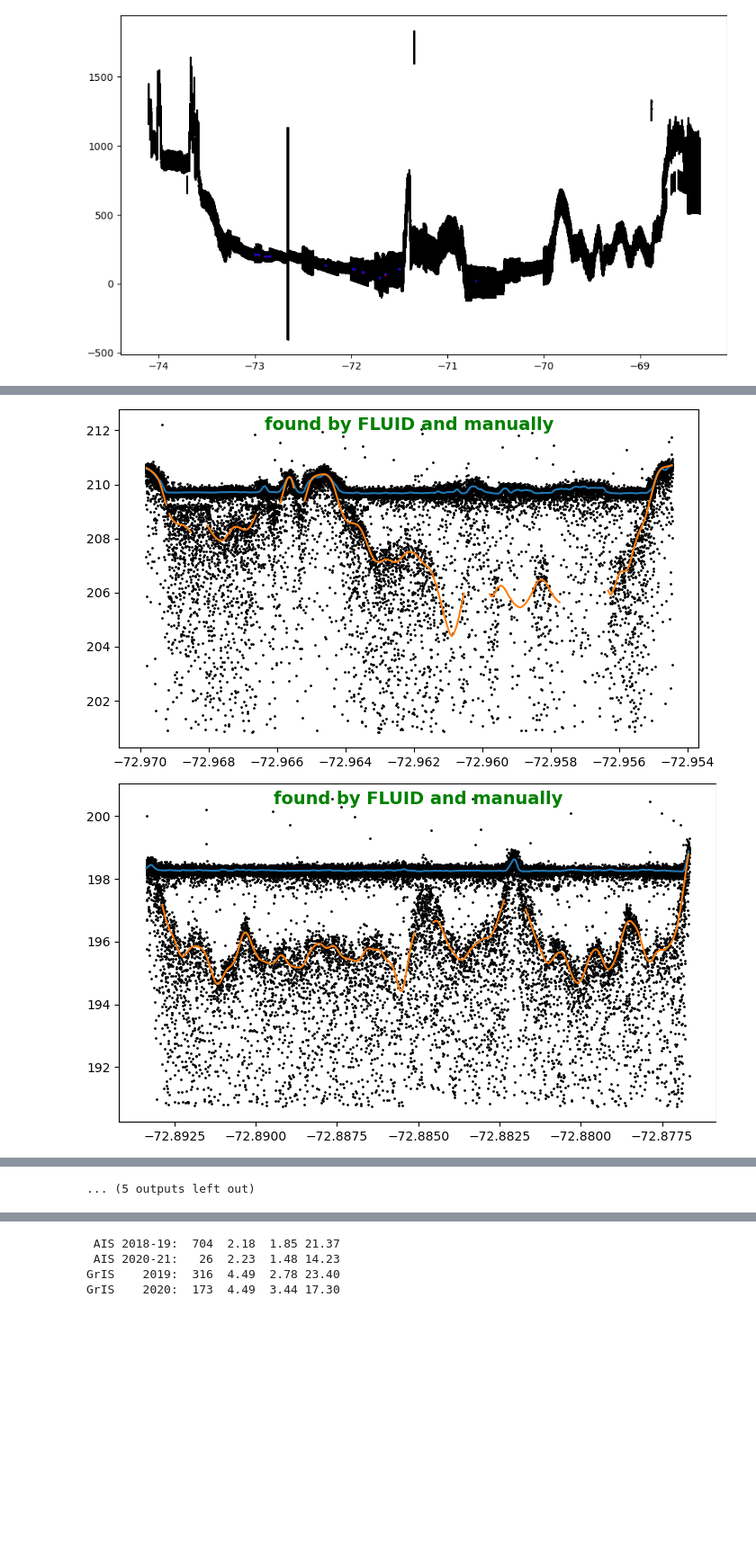
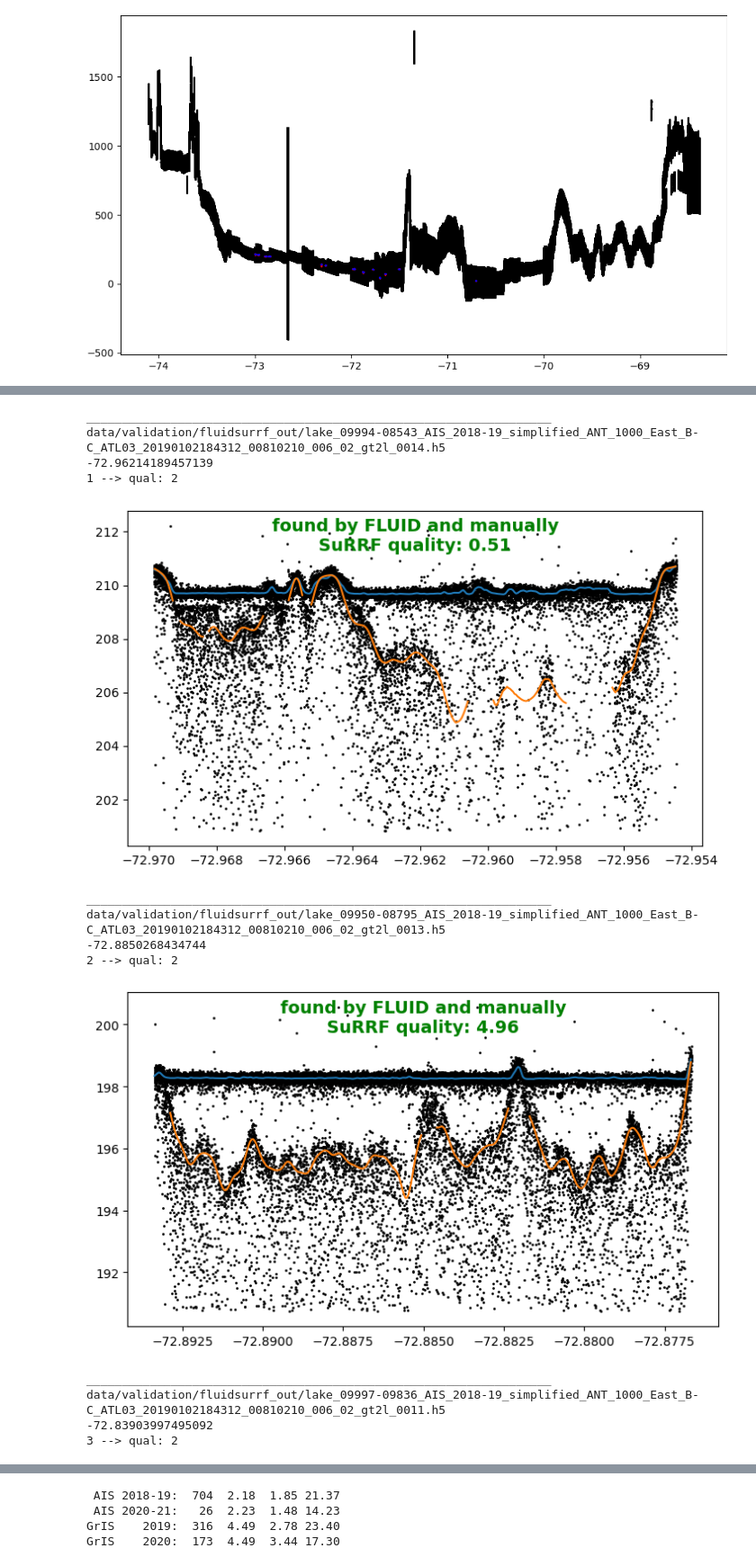
Before and after one commit to fliphilipp/icelakes-methods, a Jupyter notebook: 07-validation.ipynb, the cells around one changed output, grey strips where cells are left out. Shown at 90% size. Saved outputs shown, nothing was run; the diff lists cells and outputs as text; code cells hidden in the pictures; blank space fills up the shorter version.

Commit message:
do validation for amery granule

```diff
--- a/07-validation.ipynb
+++ b/07-validation.ipynb
@@ -98,14 +226,14 @@ fn_valid = atl03_dir + '/' + 'validation_' + granule_id
 # geojson = 'geojsons/simplified_GRE_2000_CW.geojson'
 geojson = 'geojsons/simplified_ANT_1000_East_B-C.geojson'
 if not os.path.isfile(fn_valid):
-# if True:
+#if True:
     thisfile, status = download_granule(granule_id, gtxs='all', geojson=geojson, granule_output_path=atl03_dir,
                                         uid=uid, pwd=pwd, vars_sub='default', spatial_sub=True)
     os.rename(thisfile, fn_valid)
     print(thisfile)
 
 # read in ATL03 data from NSIDC
-beams_available, ancillary, dfs = read_atl03(fn_valid, geoid_h=True, gtxs_to_read=gtx)
+beams_available, ancillary, dfs, dfs_telem = read_atl03(fn_valid, geoid_h=True, gtxs_to_read=gtx)
 df03 = dfs[gtx]
 # %% [output]
   reading in data/atl03_raw/validation_ATL03_20190102184312_00810210_006_02.h5
@@ -128,0 +241,6 @@ dfd
+# %%
+searchfor = 'ATL03_20190102184312_00810210_006_02_gt2l'
+searchdir = 'data/validation/fluidsurrf_out/'
+filelist = [searchdir+f for f in os.listdir(searchdir) \
+            if os.path.isfile(os.path.join(searchdir, f)) & (searchfor in f) & ('.h5' in f)]
+print(len(filelist))
@@ -129,10 +249,17 @@ dfd
 # %%
 dfds = []
-for i,fn in enumerate(dfl[dfl.granule_gtx=='ATL03_20190102184312_00810210_006_02_gt2l'].file_name):
+# for i,fn in enumerate(dfl[dfl.granule_gtx=='ATL03_20190102184312_00810210_006_02_gt2l'].file_name):
+for i,fn in enumerate(filelist):
     lk = dictobj(read_melt_lake_h5(fn))
     thisdf = lk.depth_data.copy()
     thisdf['lakeid'] = i
+    thisdf['lake_quality'] = lk.lake_quality
+    thisdf['fn'] = fn
     dfds.append(thisdf)
+    # print(fn)
+    # fig,ax = plt.subplots()
+    # dfp = lk.photon_data
+    # ax.scatter(dfp.lat, dfp.)
 dfd = pd.concat(dfds)
 # %%
 fig,ax = plt.subplots(figsize=[9,5])
@@ -189,8 +355,10 @@ plt.close('all')
 lakes_overlap = []
 counter = 0
 trackid = 'ATL03_20190102184312_00810210_006_02_gt2l'
-for l in locs:
-    if l['qual'] > 0:
+id_qual = {}
+id_i = {}
+for iloc, l in enumerate(locs):
+    if l['qual'] > -1:
         fig,ax = plt.subplots(figsize=[7,4])
         df = df03[(df03.lat > l['xl'][0]) & (df03.lat < l['xl'][1]) & (df03.h > l['yl'][0]) & (df03.h < l['yl'][1])]
         dfdp = dfd[(dfd.lat > l['xl'][0]) & (dfd.lat < l['xl'][1])].copy()
@@ -200,18 +368,32 @@ for l in locs:
         ax.plot(dfdp.lat, dfdp.h_fit_bed, color='C1')
 
         if len(dfdp) > 0:
+            lake_quality = dfdp.lake_quality.mean()
             lakes_overlap += list(np.unique(dfdp.lakeid))
-            ax.text(0.5, 0.98, 'found by FLUID and manually', transform=ax.transAxes, fontsize=14, color='g', ha='center', va='top', fontweight='bold')
+            for thislakeid in list(np.unique(dfdp.lakeid)):
+                id_qual[thislakeid] = l['qual']
+                id_i[thislakeid] = iloc
+            ax.text(0.5, 0.98, 'found by FLUID and manually\nSuRRF quality: %.2f' %lake_quality, transform=ax.transAxes,
+                    fontsize=14, color='g', ha='center', va='top', fontweight='bold')
+            thisfn = dfdp.fn.iloc[0]
+            print(thisfn)
+            print(dfdp.lat.mean())
         else:
             ax.text(0.5, 0.98, 'found manually but not by FLUID', transform=ax.transAxes, fontsize=14, color='r', ha='center', va='top', fontweight='bold')
 
         fig.tight_layout(pad=0)
         counter += 1
         fig.savefig('zzz_evalplots/' + trackid + '_%03d.jpg' % counter, dpi=300)
+        plt.close(fig)
+
+        print(iloc, '--> qual:', l['qual'])
+        display(fig)
+        print('__________________________________________________________________')
 
 for i in np.unique(dfd.lakeid):
     if i not in lakes_overlap:
         dfdp = dfd[dfd.lakeid == i].copy()
+        lake_quality = dfdp.lake_quality.mean()
         dfdp.loc[dfdp.conf < 0.3, 'h_fit_bed'] = np.nan
         hrange = dfdp.h_fit_surf.max() - dfdp.h_fit_bed.min()
         hmin = dfdp.h_fit_bed.min() - hrange
@@ -221,8 +403,12 @@ for i in np.unique(dfd.lakeid):
         ax.scatter(df.lat, df.h, s=1, c='k')
         ax.plot(dfdp.lat, dfdp.h_fit_surf, color='C0')
         ax.plot(dfdp.lat, dfdp.h_fit_bed, color='C1')
-        ax.text(0.5, 0.98, 'found by FLUID but not manually', transform=ax.transAxes, fontsize=14, color='b', ha='center', va='top', fontweight='bold')
+        ax.text(0.5, 0.98, 'found by FLUID but not manually\nSuRRF quality: %.2f' % lake_quality,
+                transform=ax.transAxes, fontsize=14, color='b', ha='center', va='top', fontweight='bold')
         fig.tight_layout(pad=0)
         counter += 1
         fig.savefig('zzz_evalplots/' + trackid + '_%03d.jpg' % counter, dpi=300)
+        plt.close(fig)
+        display(fig)
+        print('__________________________________________________________________')
 # %% [output]
@@ -230,2 +419,14 @@ for i in np.unique(dfd.lakeid):
+__________________________________________________________________
+data/validation/fluidsurrf_out/lake_09994-08543_AIS_2018-19_simplified_ANT_1000_East_B-C_ATL03_20190102184312_00810210_006_02_gt2l_0014.h5
+-72.96214189457139
+1 --> qual: 2
-[figure, old version]
+[figure, new version]
+__________________________________________________________________
+data/validation/fluidsurrf_out/lake_09950-08795_AIS_2018-19_simplified_ANT_1000_East_B-C_ATL03_20190102184312_00810210_006_02_gt2l_0013.h5
+-72.8850268434744
+2 --> qual: 2
-[figure, old version]
+[figure, new version]
+__________________________________________________________________
+data/validation/fluidsurrf_out/lake_09997-09836_AIS_2018-19_simplified_ANT_1000_East_B-C_ATL03_20190102184312_00810210_006_02_gt2l_0011.h5
+-72.83903997495092
+3 --> qual: 2
@@ -241 +443,0 @@ for i in np.unique(dfd.lakeid):
-... (5 outputs left out)
```
Also changed, not shown: parts of 19 cells of this notebook, 28 other files.
